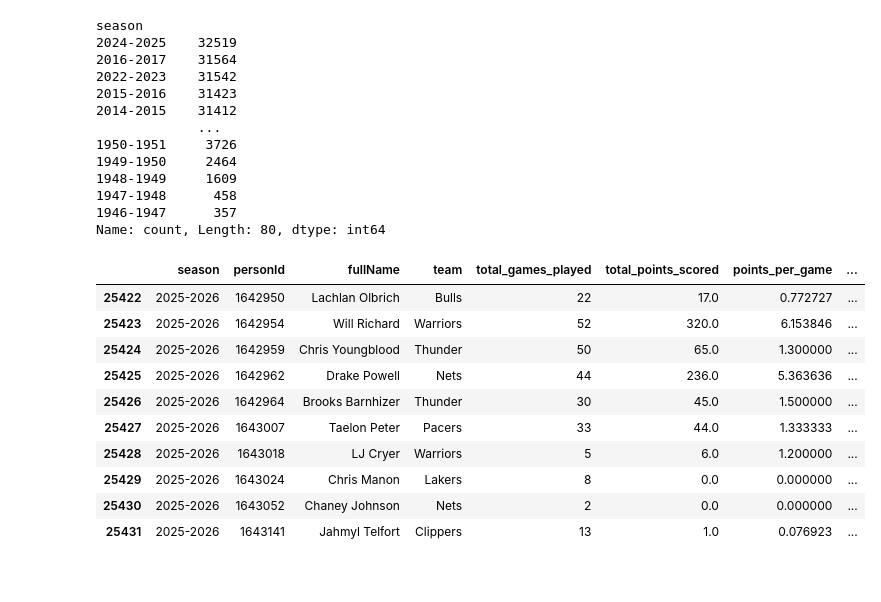
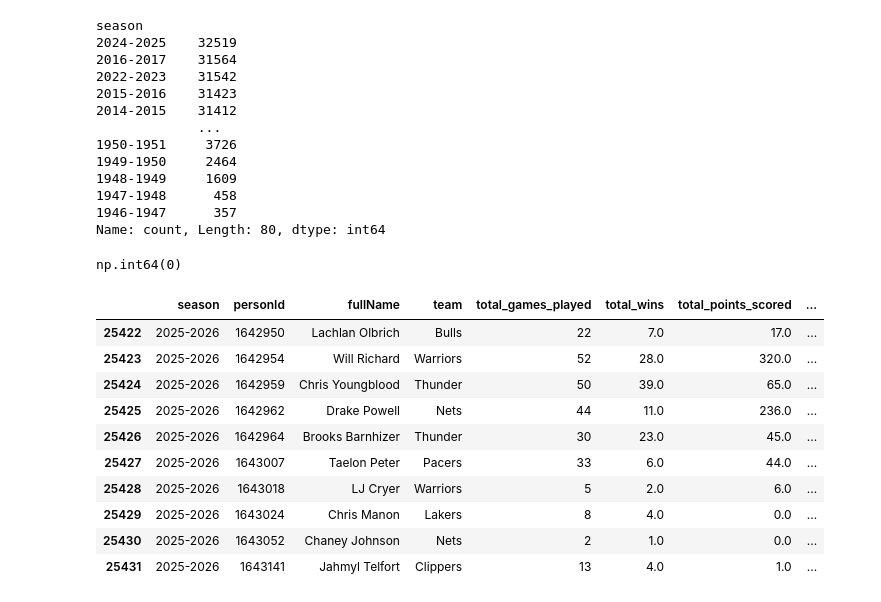
Before and after one commit to nmalloy13/nbaTopScorerProj, a Jupyter notebook: NBA.ipynb, the cells around one changed output. Drawn from its saved outputs; the diff is of its cells as text; code cells hidden in the pictures.

```diff
--- a/NBA.ipynb
+++ b/NBA.ipynb
@@ -265,31 +269,37 @@ season
 1947-1948      458
 1946-1947      357
 Name: count, Length: 80, dtype: int64
+# %%
+# check for duplicates in RegSeasonPlayerStats
+RegSeasonPlayerStats.duplicated().sum()
+# %% [output]
+np.int64(0)
 # %%
 # Aggregate the data by season, player, and total games played, points scored, and points per game
 # also add columns for the player's average points per win and average points per loss
 season_player_stats = RegSeasonPlayerStats.groupby(['season', 'personId']).agg(
     fullName=('fullName', 'first'),
     team=('playerteamName', 'first'),
     total_games_played=('gameId', 'nunique'),
+    total_wins=('win', 'sum'),
     total_points_scored=('points', 'sum'),
     points_per_game=('points', 'mean'),
     avg_points_per_win=('points', lambda x: x[RegSeasonPlayerStats.loc[x.index, 'win'] == 1].mean()),
     avg_points_per_loss=('points', lambda x: x[RegSeasonPlayerStats.loc[x.index, 'win'] == 0].mean())
 ).reset_index()
 season_player_stats.tail(10)
 # %% [output]
-|  | season | personId | fullName | team | total_games_played | total_points_scored | points_per_game | ... |
-| 25422 | 2025-2026 | 1642950 | Lachlan Olbrich | Bulls | 22 | 17.0 | 0.772727 | ... |
-| 25423 | 2025-2026 | 1642954 | Will Richard | Warriors | 52 | 320.0 | 6.153846 | ... |
-| 25424 | 2025-2026 | 1642959 | Chris Youngblood | Thunder | 50 | 65.0 | 1.300000 | ... |
-| 25425 | 2025-2026 | 1642962 | Drake Powell | Nets | 44 | 236.0 | 5.363636 | ... |
-| 25426 | 2025-2026 | 1642964 | Brooks Barnhizer | Thunder | 30 | 45.0 | 1.500000 | ... |
-| 25427 | 2025-2026 | 1643007 | Taelon Peter | Pacers | 33 | 44.0 | 1.333333 | ... |
-| 25428 | 2025-2026 | 1643018 | LJ Cryer | Warriors | 5 | 6.0 | 1.200000 | ... |
-| 25429 | 2025-2026 | 1643024 | Chris Manon | Lakers | 8 | 0.0 | 0.000000 | ... |
-| 25430 | 2025-2026 | 1643052 | Chaney Johnson | Nets | 2 | 0.0 | 0.000000 | ... |
-| 25431 | 2025-2026 | 1643141 | Jahmyl Telfort | Clippers | 13 | 1.0 | 0.076923 | ... |
+|  | season | personId | fullName | team | total_games_played | total_wins | total_points_scored | ... |
+| 25422 | 2025-2026 | 1642950 | Lachlan Olbrich | Bulls | 22 | 7.0 | 17.0 | ... |
+| 25423 | 2025-2026 | 1642954 | Will Richard | Warriors | 52 | 28.0 | 320.0 | ... |
+| 25424 | 2025-2026 | 1642959 | Chris Youngblood | Thunder | 50 | 39.0 | 65.0 | ... |
+| 25425 | 2025-2026 | 1642962 | Drake Powell | Nets | 44 | 11.0 | 236.0 | ... |
+| 25426 | 2025-2026 | 1642964 | Brooks Barnhizer | Thunder | 30 | 23.0 | 45.0 | ... |
+| 25427 | 2025-2026 | 1643007 | Taelon Peter | Pacers | 33 | 6.0 | 44.0 | ... |
+| 25428 | 2025-2026 | 1643018 | LJ Cryer | Warriors | 5 | 2.0 | 6.0 | ... |
+| 25429 | 2025-2026 | 1643024 | Chris Manon | Lakers | 8 | 4.0 | 0.0 | ... |
+| 25430 | 2025-2026 | 1643052 | Chaney Johnson | Nets | 2 | 1.0 | 0.0 | ... |
+| 25431 | 2025-2026 | 1643141 | Jahmyl Telfort | Clippers | 13 | 4.0 | 1.0 | ... |
 # %%
 # create a dataframe of the best scorer for each team for each season
 topTeamScorers = season_player_stats.loc[season_player_stats.groupby(['season', 'team'])['points_per_game'].idxmax()]
```
Also changed, not shown: parts of 4 cells of this notebook.
